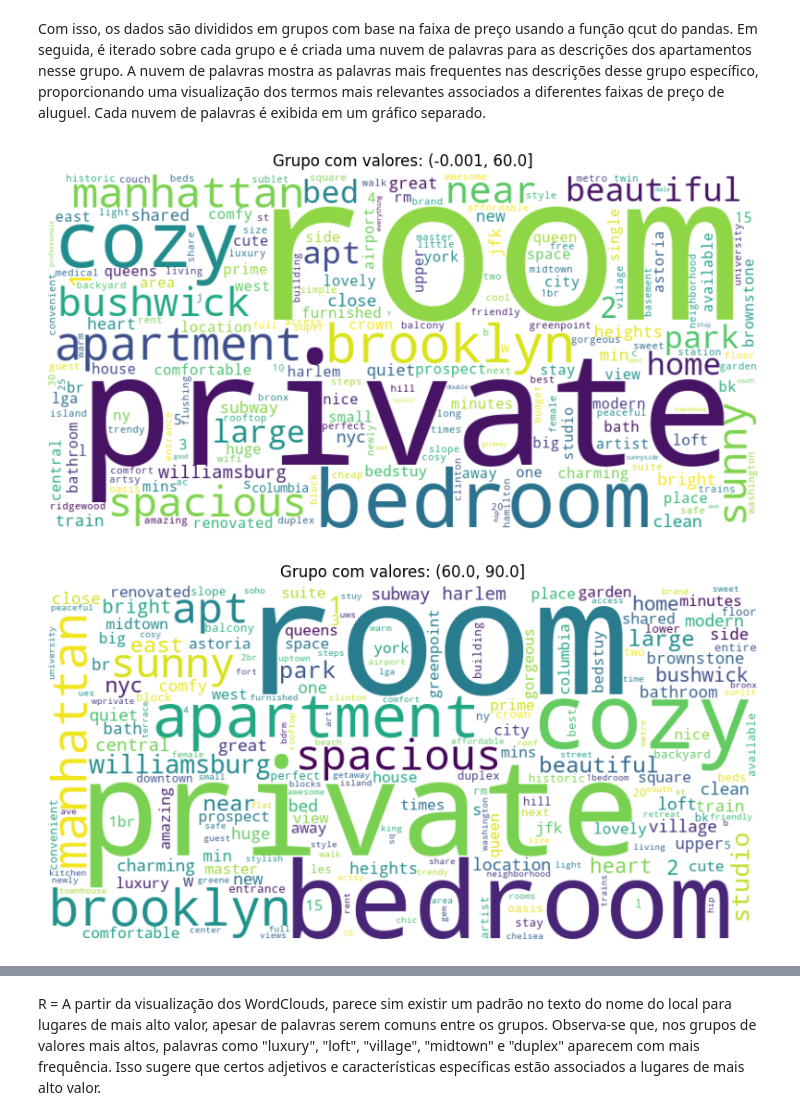
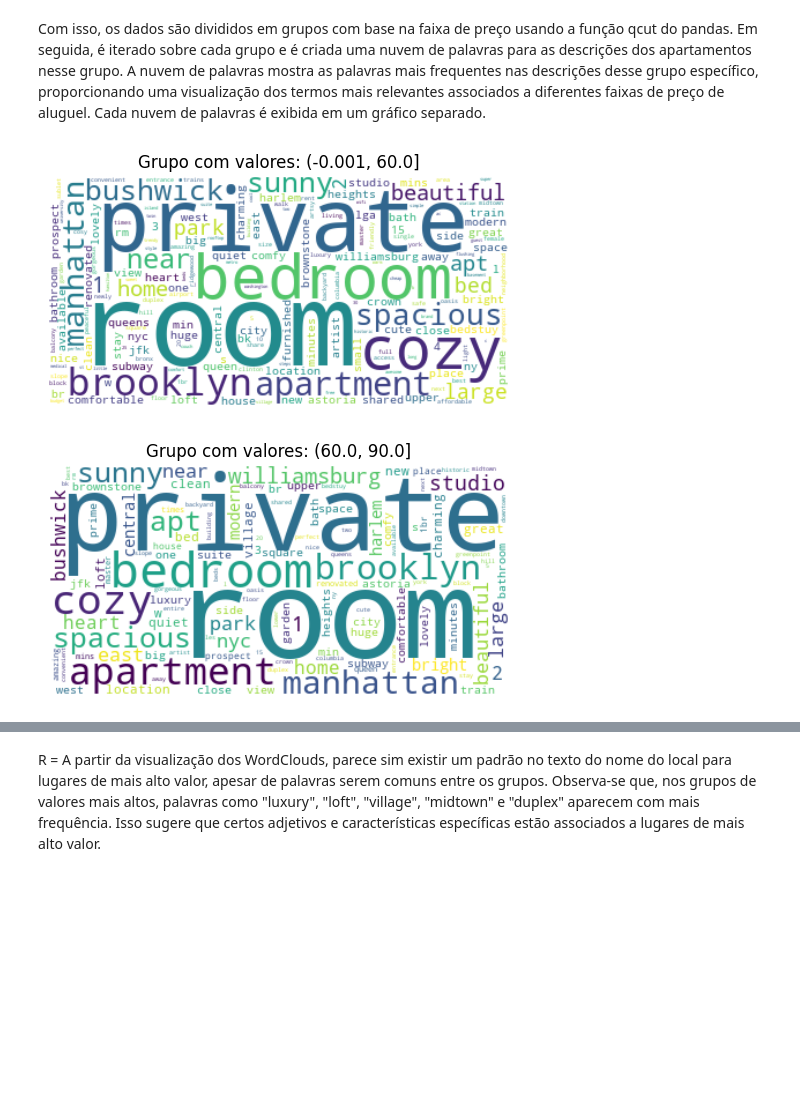
Before and after one commit to valmyleoncio/Data_Science_Indicium, a Jupyter notebook: LH_CD_VALMYLEONCIO.ipynb, the cells around one changed output, grey strips where cells are left out. Saved outputs shown, nothing was run; the diff lists cells and outputs as text; code cells hidden in the pictures; blank space fills up the shorter version.

```diff
--- a/LH_CD_VALMYLEONCIO.ipynb
+++ b/LH_CD_VALMYLEONCIO.ipynb
@@ -367,28 +359,28 @@ Com isso, os dados são divididos em grupos com base na faixa de preço usando a
 # %%
 # Dividir os dados em grupos por faixa de preço
 num_grupos = 5  # Defina o número de grupos desejados
 intervalo_preco = pd.qcut(df['price'], num_grupos)
 
 # Iterar sobre os grupos e criar uma nuvem de palavras para cada grupo
 for grupo, df_grupo in df.groupby(intervalo_preco):
     # Contagem de frequência de palavras no grupo atual
     word_freq = {}
     for nome in df_grupo['nome']:
         for palavra in nome.split():
             if palavra in word_freq:
                 word_freq[palavra] += 1
             else:
                 word_freq[palavra] = 1
 
     # Criar uma nuvem de palavras com as palavras mais frequentes no grupo atual
-    wordcloud = WordCloud(width=800, height=400, background_color='white').generate_from_frequencies(word_freq)
+    wordcloud = WordCloud(width=400, height=200, background_color='white').generate_from_frequencies(word_freq)
 
     # Plotar a nuvem de palavras
-    plt.figure(figsize=(10, 5))
+    plt.figure(figsize=(6, 3))
     plt.imshow(wordcloud, interpolation='bilinear')
     plt.title(f'Grupo com valores: {grupo}')
     plt.axis('off')
     plt.show()
 # %% [output]
-[figure, old version]
+[figure, new version]
-[figure, old version]
+[figure, new version]
```
Also changed, not shown: parts of 7 cells of this notebook.
